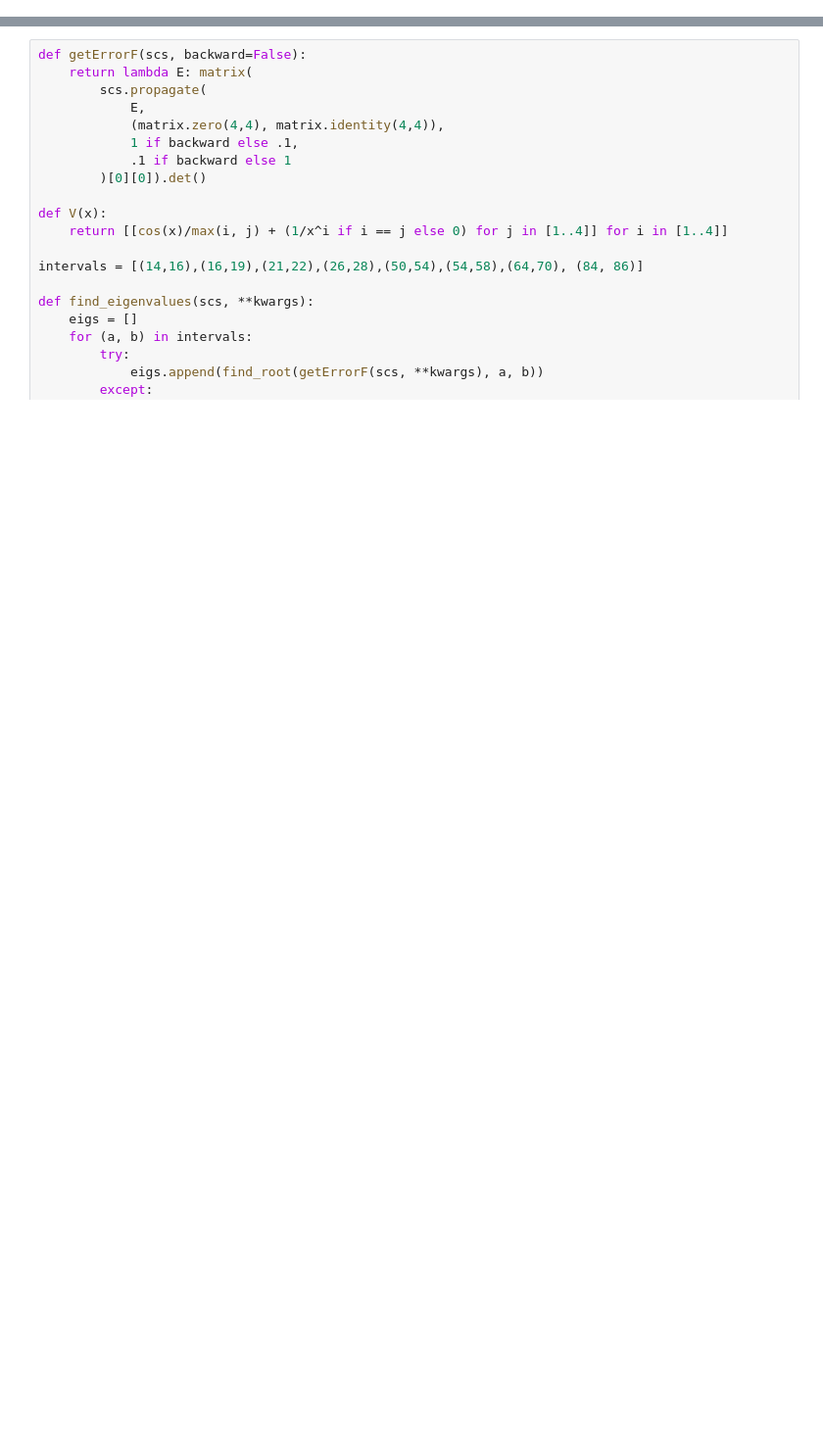
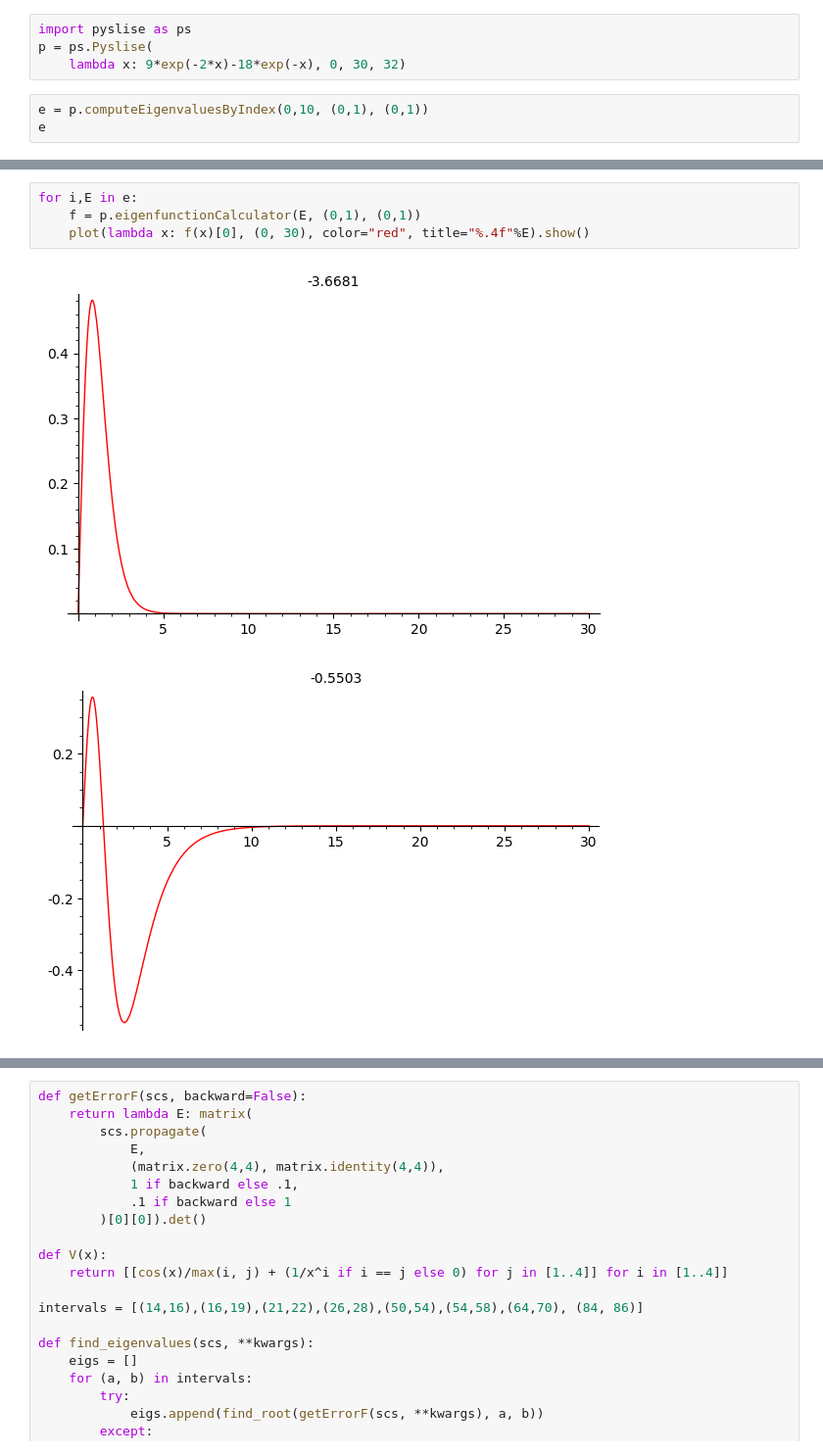
Before and after one commit to twist-numerical/matslise, a Jupyter notebook: notebooks/test_pyscs_4.ipynb, the cells around one changed output, grey strips where cells are left out. Shown at 98% size. Cells and saved outputs as stored; diff of their text form; blank space fills up the shorter version.

```diff
--- a/notebooks/test_pyscs_4.ipynb
+++ b/notebooks/test_pyscs_4.ipynb
@@ -2,0 +1,7 @@ import pyslise as ps
+# %%
+import pyslise as ps
+p = ps.Pyslise(
+    lambda x: 9*exp(-2*x)-18*exp(-x), 0, 30, 32)
+# %%
+e = p.computeEigenvaluesByIndex(0,10, (0,1), (0,1))
+e
@@ -2,0 +19,7 @@ import pyslise as ps
+# %%
+for i,E in e:
+    f = p.eigenfunctionCalculator(E, (0,1), (0,1))
+    plot(lambda x: f(x)[0], (0, 30), color="red", title="%.4f"%E).show()
+# %% [output]
+[figure, added]
+[figure, added]
```
Also changed, not shown: parts of 3 cells of this notebook.
